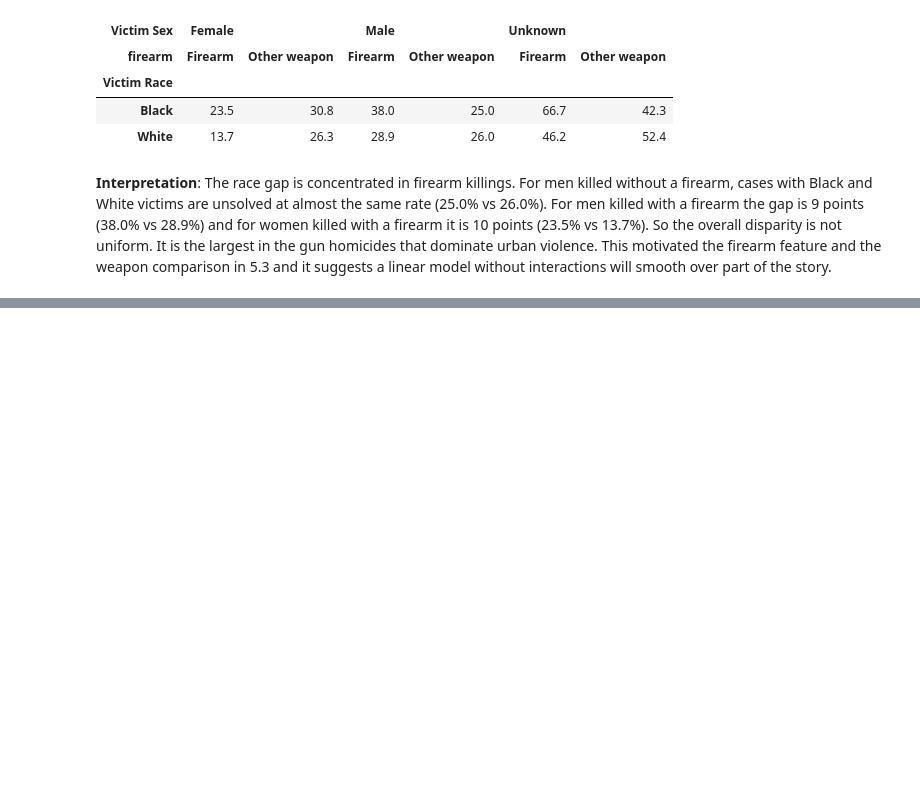
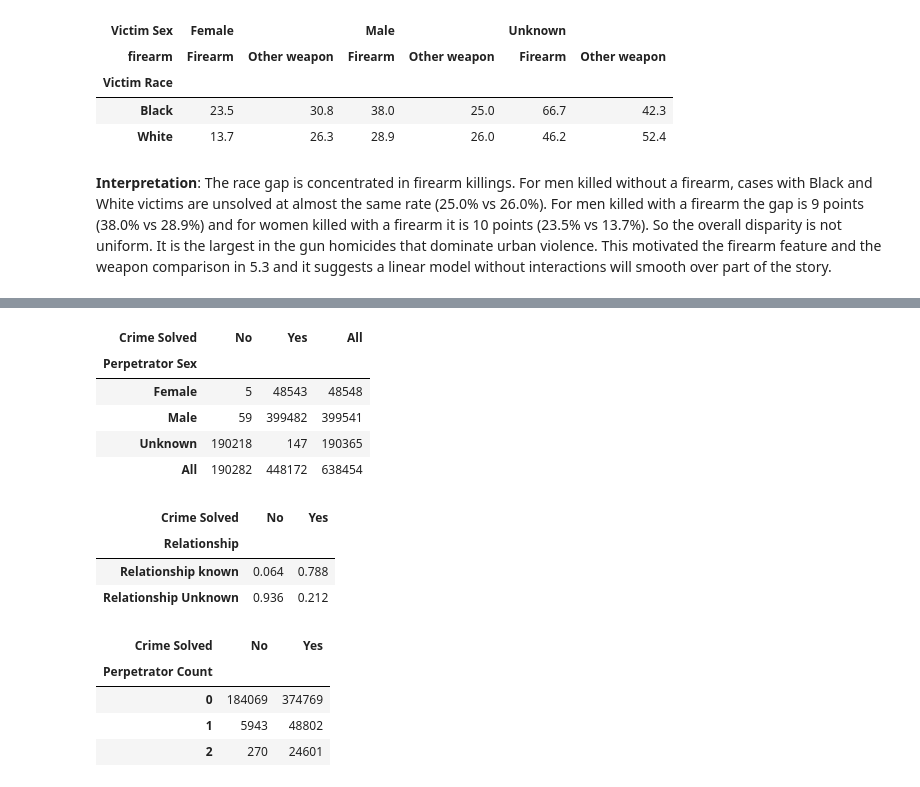
Before and after one commit to isabellelynch/WhoGetsJustice-DataAnalytics-2026, a Jupyter notebook: notebook/who-gets-justice.ipynb, the cells around one changed output, grey strips where cells are left out. Drawn from its saved outputs; the diff is of its cells as text; code cells hidden in the pictures; blank space fills up the shorter version.

```diff
--- a/notebook/who-gets-justice.ipynb
+++ b/notebook/who-gets-justice.ipynb
@@ -384,0 +465,22 @@ two_way.round(1)
+# %%
+# 4. LEAKAGE TEST: are offender fields filled in only when the case is solved?
+display(pd.crosstab(raw["Perpetrator Sex"], raw["Crime Solved"], margins=True))
+display(pd.crosstab(raw["Relationship"].eq("Unknown"), raw["Crime Solved"], normalize="columns").round(3)
+          .rename(index={True: "Relationship Unknown", False: "Relationship known"}))
+display(pd.crosstab(raw["Perpetrator Count"].clip(upper=2), raw["Crime Solved"]))
+# %% [output]
+| Crime Solved | No | Yes | All |
+| Perpetrator Sex |  |  |  |
+| Female | 5 | 48543 | 48548 |
+| Male | 59 | 399482 | 399541 |
+| Unknown | 190218 | 147 | 190365 |
+| All | 190282 | 448172 | 638454 |
+| Crime Solved | No | Yes |
+| Relationship |  |  |
+| Relationship known | 0.064 | 0.788 |
+| Relationship Unknown | 0.936 | 0.212 |
+| Crime Solved | No | Yes |
+| Perpetrator Count |  |  |
+| 0 | 184069 | 374769 |
+| 1 | 5943 | 48802 |
+| 2 | 270 | 24601 |
```
Also changed, not shown: parts of 8 cells of this notebook.
